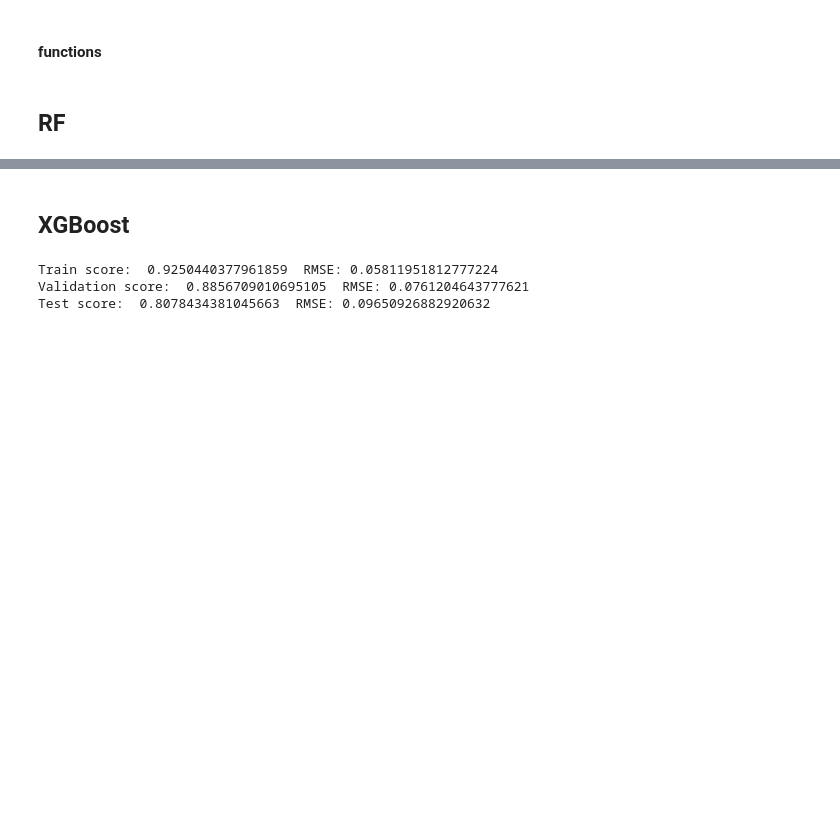
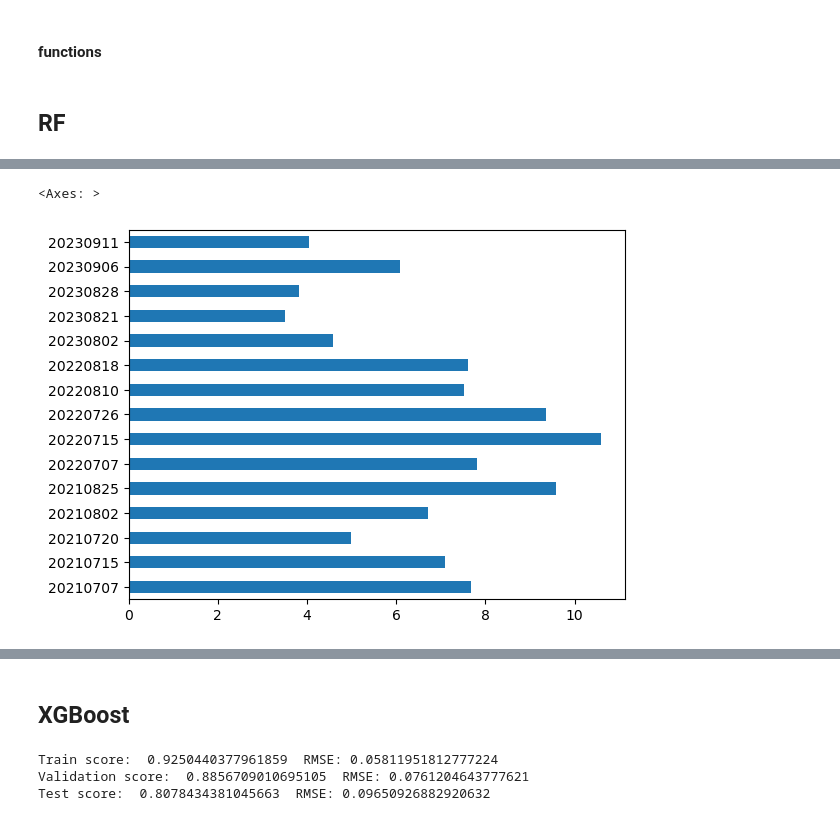
Before and after one commit to saif8091/cls_multispec_uas, a Jupyter notebook: results.ipynb, the cells around one changed output, grey strips where cells are left out. Drawn from its saved outputs; the diff is of its cells as text; code cells hidden in the pictures; blank space fills up the shorter version.

```diff
--- a/results.ipynb
+++ b/results.ipynb
@@ -189,0 +277,16 @@ FlightGroup
+# %%
+from preprocess_hyper.prep_func import *
+import pickle
+
+zipped_im21_22 = pickle.load(open('data/ziped_21_22.pkl', 'rb'))
+zipped_im23 = pickle.load(open('data/ziped_23.pkl', 'rb'))
+# Create a list of functions to apply to the images
+def max_min(image):
+    ratio = image.max() / (image.min()+0.0001)
+    return np.where(ratio > 30, np.nan, ratio)
+functions = [(np.linalg.norm, {'axis': 2}),
+             (max_min, {})]
+
+# Apply the functions to the images
+d_range_m = pd.DataFrame(apply_functions_to_images({**zipped_im21_22, **zipped_im23}, functions))
+Dr_m = pd.Series(np.nanmean(d_range_m, axis=0), index=d_range_m.columns)
@@ -189,0 +324,5 @@ FlightGroup
+# %%
+Dr_m.plot.barh()
+# %% [output]
+<Axes: >
+[figure, added]
```
Also changed, not shown: parts of 16 cells of this notebook, 16 other files.
